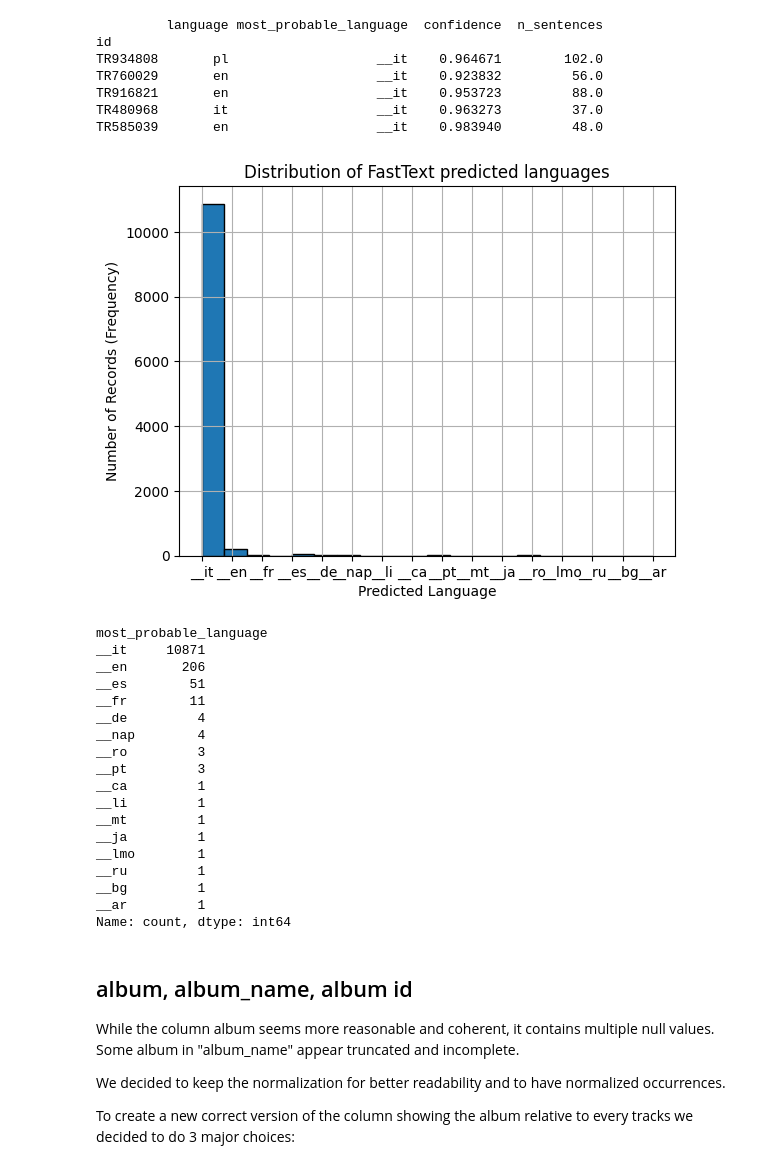
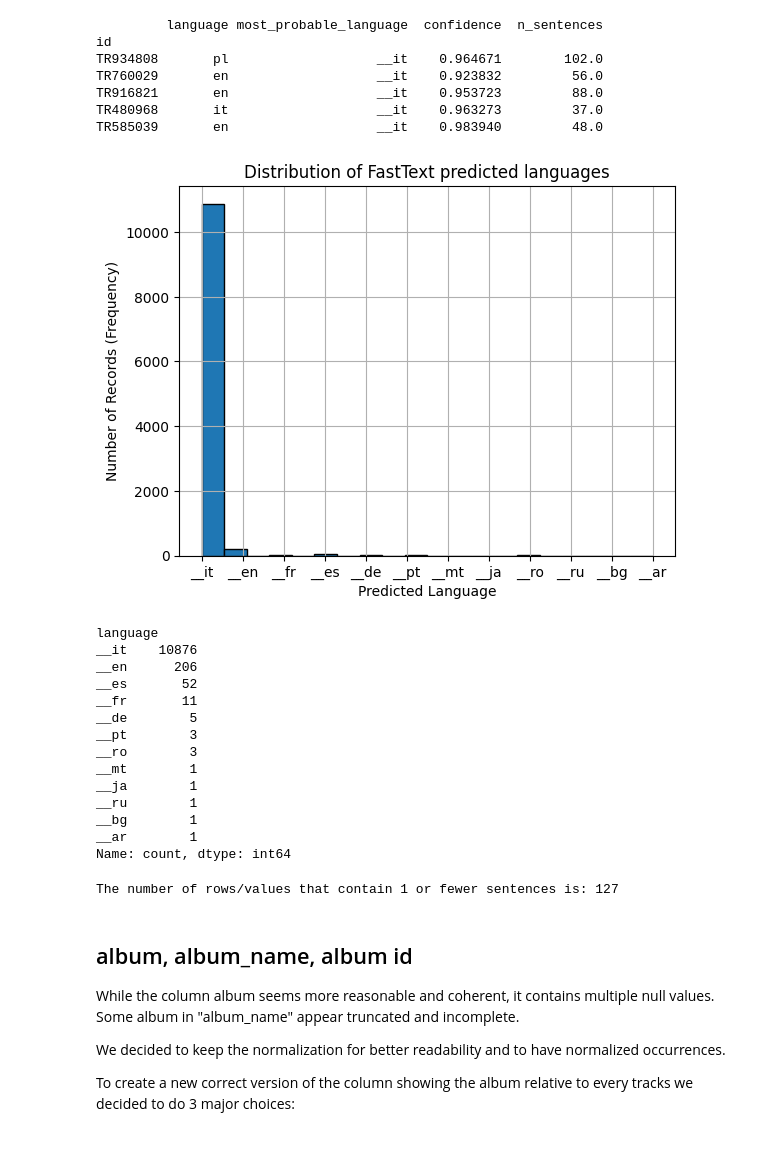
Before and after one commit to Syreel/DataMining, a Jupyter notebook: data_preparation.ipynb, the cells around one changed output. Saved outputs shown, nothing was run; the diff lists cells and outputs as text; code cells hidden in the pictures.

Commit message:
updated small tweaks to language, featured artist and stat_page_views

```diff
--- a/data_preparation.ipynb
+++ b/data_preparation.ipynb
@@ -504,3 +504,15 @@ TR479694                                                         Mara Sattei
 Cleaned Series for First Mismatched Row (After Aggressive Strip):
 featured_artists (normalized): ''
 cleaned_feat (normalized): 'Friman (ITA), Mehdi (ITA), Mothz, Spender, Thelonious B., Zyrtck'
+# %%
+df['featured_artists'] = df_artist_and_feat['cleaned_feat']
+
+df['featured_artists'] = df['featured_artists'].apply(
+    lambda x: [] if pd.isna(x) else [s.strip() for s in x.split(',')]
+)
+
+df['featured_artists'] = df['featured_artists'].apply(
+    lambda lst: [normalize_series(x) for x in lst]
+)
+
+print(df['featured_artists'].head())
@@ -507,5 +527,7 @@ cleaned_feat (normalized): 'Friman (ITA), Mehdi (ITA), Mothz, Spender, Theloniou
 # %%
-df['featured_artists'] = normalize_series(df_artist_and_feat['cleaned_feat'])
+# for featured_artist in df['featured_artists']
+# df['featured_artists'] = normalize_series(df_artist_and_feat['cleaned_feat'])
+# print(df['featured_artists'].head())
 # %% [markdown]
 Now full title column is redundant: the featured artist has been extracted and the title column is correct.
 # %%
@@ -604,42 +647,62 @@ TR585039       en                   __it    0.983940         48.0
 # %%
 import pandas as pd
 # Assuming df_language is your DataFrame with the 'confidence' column
 
 # Import the necessary plotting library for display
 import matplotlib.pyplot as plt
 
-df_language['most_probable_language'].hist(
+collapse_map = {
+    '__it': '__it',
+    '__en': '__en',
+    '__es': '__es',
+    '__fr': '__fr',
+    '__de': '__de',
+    '__pt': '__pt',
+    '__ro': '__ro',
+    '__ru': '__ru',
+    '__bg': '__bg',
+    '__ar': '__ar',
+    '__ja': '__ja',
+    '__mt': '__mt',
+
+    # Map regional languages to parent languages:
+    '__nap': '__it',   # Neapolitan → Italian
+    '__lmo': '__it',   # Lombard → Italian
+    '__ca': '__es',    # Catalan → Spanish (if you prefer otherwise, tell me)
+    '__li': '__de',    # Limburgish → German family (closest parent)
+}
+
+df_language['language_main'] = df_language['most_probable_language'].map(collapse_map)
+df['language'] = df_language['language_main']
+
+df['language'].hist(
     bins=20, # Number of bins (intervals) for the histogram
     edgecolor='black'
 )
 
 plt.title('Distribution of FastText predicted languages')
 plt.xlabel('Predicted Language')
 plt.ylabel('Number of Records (Frequency)')
 plt.show()
 
 
-print(df_language['most_probable_language'].value_counts())
-df['language'] = df_language['most_probable_language']
+print(df['language'].value_counts())
+# df['language'] = df_language['most_probable_language']
 # %% [output]
-[figure, old version]
+[figure, new version]
-most_probable_language
-__it     10871
-__en       206
-__es        51
-__fr        11
-__de         4
-__nap        4
-__ro         3
-__pt         3
-__ca         1
-__li         1
-__mt         1
-__ja         1
-__lmo        1
-__ru         1
-__bg         1
-__ar         1
+language
+__it    10876
+__en      206
+__es       52
+__fr       11
+__de        5
+__pt        3
+__ro        3
+__mt        1
+__ja        1
+__ru        1
+__bg        1
+__ar        1
 Name: count, dtype: int64
 # %%
 # 1. Create the boolean mask
@@ -657,6 +720,8 @@ linguistic_columns = ['language', 'swear_IT', 'swear_EN',
 
 # 4. Apply the mask to the DataFrame df (This is the correct operation)
 df.loc[df_1_sentence, linguistic_columns] = pd.NA
+# %% [output]
+The number of rows/values that contain 1 or fewer sentences is: 127
 # %% [markdown]
 ## album, album_name, album id
 
```
Also changed, not shown: parts of 16 cells of this notebook.
